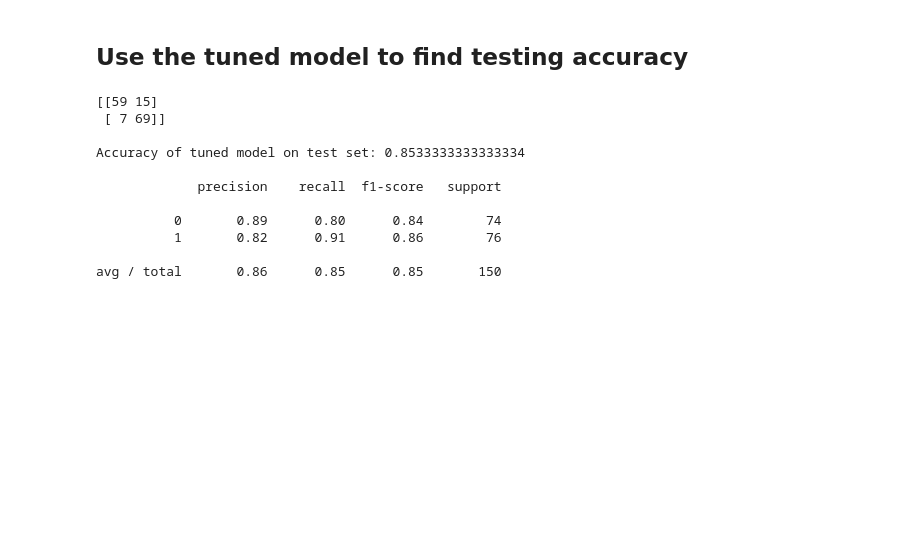
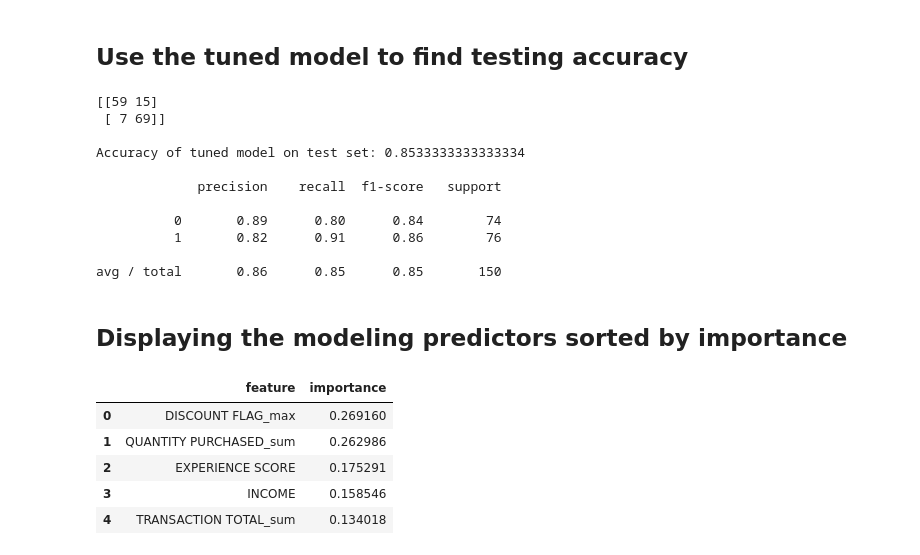
Before and after one commit to walidsi/data-science-bootcamp, a Jupyter notebook: Boot Camp Use Case.ipynb, the cells around one changed output. Drawn from its saved outputs; the diff is of its cells as text; code cells hidden in the pictures; blank space fills up the shorter version.

```diff
--- a/Boot Camp Use Case.ipynb
+++ b/Boot Camp Use Case.ipynb
@@ -387,3 +392,26 @@ Accuracy of tuned model on test set: 0.8533333333333334
           1       0.82      0.91      0.86        76
 
 avg / total       0.86      0.85      0.85       150
+# %% [markdown]
+## Displaying the modeling predictors sorted by importance
+# %%
+import pandas as pd
+
+# model is the trained model
+importances = best_model.feature_importances_
+
+# Extract the feature importances into a dataframe
+feature_results = pd.DataFrame({'feature': features,
+                                'importance': importances})
+
+# Show the top 10 most important
+feature_results = feature_results.sort_values('importance', ascending = False).reset_index(drop=True)
+
+feature_results.head(10)
+# %% [output]
+|  | feature | importance |
+| 0 | DISCOUNT FLAG_max | 0.269160 |
+| 1 | QUANTITY PURCHASED_sum | 0.262986 |
+| 2 | EXPERIENCE SCORE | 0.175291 |
+| 3 | INCOME | 0.158546 |
+| 4 | TRANSACTION TOTAL_sum | 0.134018 |
```
Also changed, not shown: parts of 3 cells of this notebook.
